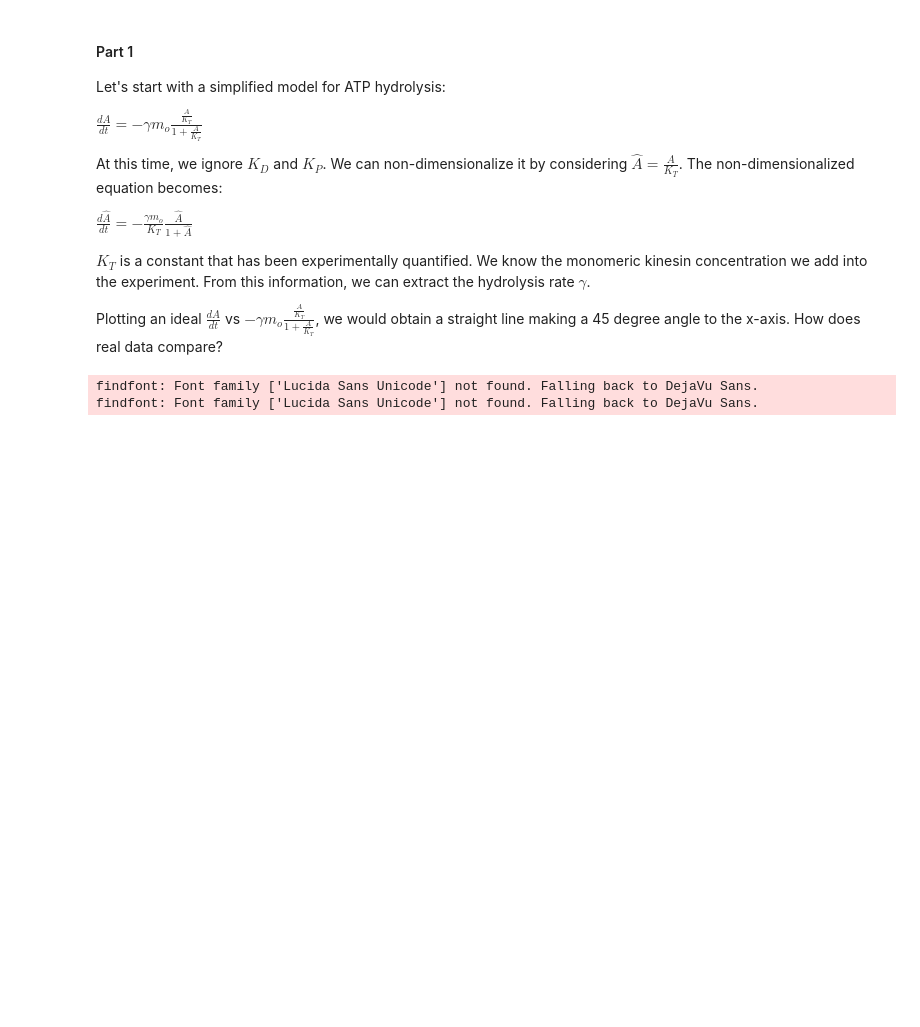
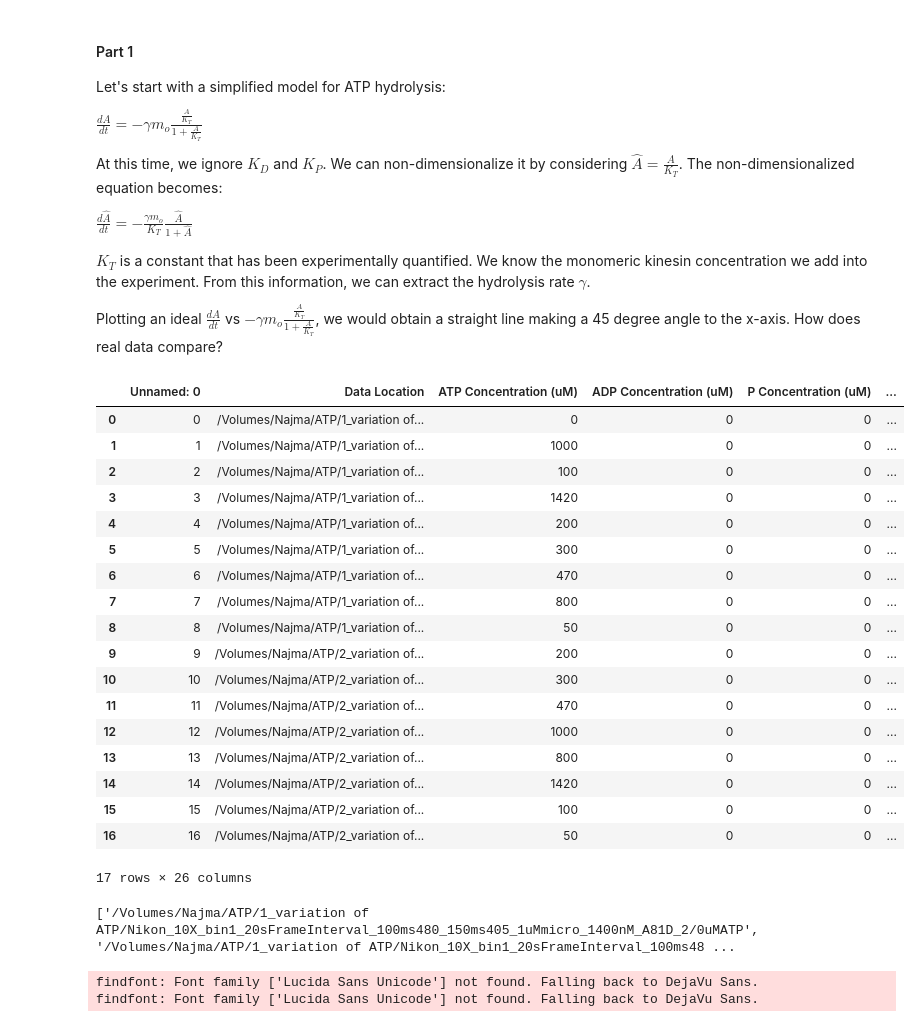
Before and after one commit to RPGroup-PBoC/am_atp, a Jupyter notebook: analysis/atp-hydro/Advanced_Fitting_of_Hydrolysis_Data.ipynb, the cells around one changed output. Cells and saved outputs as stored; diff of their text form; code cells hidden in the pictures; blank space fills up the shorter version.

```diff
--- a/analysis/atp-hydro/Advanced_Fitting_of_Hydrolysis_Data.ipynb
+++ b/analysis/atp-hydro/Advanced_Fitting_of_Hydrolysis_Data.ipynb
@@ -80,5 +81,39 @@ from bokeh.themes import Theme
 import numpy as np
 # Enable inline plotting in Jupyter Notebook
 # output_notebook()
+# %%
+data_location = '../../analyzed_data/atp-hydro/ATP.csv';
+# Read the CSV file into a DataFrame
+df1 = pd.read_csv(data_location);
+
+data_location = '../../analyzed_data/atp-hydro/ADP.csv';
+# Read the CSV file into a DataFrame
+df2 = pd.read_csv(data_location);
+
+data_location = '../../analyzed_data/atp-hydro/Phosphate.csv';
+# Read the CSV file into a DataFrame
+df3 = pd.read_csv(data_location);
+
+df1
+# %% [output]
+|  | Unnamed: 0 | Data Location | ATP Concentration (uM) | ADP Concentration (uM) | P Concentration (uM) | ... |
+| 0 | 0 | /Volumes/Najma/ATP/1_variation of... | 0 | 0 | 0 | ... |
+| 1 | 1 | /Volumes/Najma/ATP/1_variation of... | 1000 | 0 | 0 | ... |
+| 2 | 2 | /Volumes/Najma/ATP/1_variation of... | 100 | 0 | 0 | ... |
+| 3 | 3 | /Volumes/Najma/ATP/1_variation of... | 1420 | 0 | 0 | ... |
+| 4 | 4 | /Volumes/Najma/ATP/1_variation of... | 200 | 0 | 0 | ... |
+| 5 | 5 | /Volumes/Najma/ATP/1_variation of... | 300 | 0 | 0 | ... |
+| 6 | 6 | /Volumes/Najma/ATP/1_variation of... | 470 | 0 | 0 | ... |
+| 7 | 7 | /Volumes/Najma/ATP/1_variation of... | 800 | 0 | 0 | ... |
+| 8 | 8 | /Volumes/Najma/ATP/1_variation of... | 50 | 0 | 0 | ... |
+| 9 | 9 | /Volumes/Najma/ATP/2_variation of... | 200 | 0 | 0 | ... |
+| 10 | 10 | /Volumes/Najma/ATP/2_variation of... | 300 | 0 | 0 | ... |
+| 11 | 11 | /Volumes/Najma/ATP/2_variation of... | 470 | 0 | 0 | ... |
+| 12 | 12 | /Volumes/Najma/ATP/2_variation of... | 1000 | 0 | 0 | ... |
+| 13 | 13 | /Volumes/Najma/ATP/2_variation of... | 800 | 0 | 0 | ... |
+| 14 | 14 | /Volumes/Najma/ATP/2_variation of... | 1420 | 0 | 0 | ... |
+| 15 | 15 | /Volumes/Najma/ATP/2_variation of... | 100 | 0 | 0 | ... |
+| 16 | 16 | /Volumes/Najma/ATP/2_variation of... | 50 | 0 | 0 | ... |
+17 rows × 26 columns
 # %%
 #### ------------- Load and Read Data ------------- ####
@@ -119,3 +174,8 @@ times_list = [ast.literal_eval(df["Time Array (s)"][i]) for i in range(len(df))]
+# %%
+len(P_conc_list)
+print(data_locations_list)
+# %% [output]
+['/Volumes/Najma/ATP/1_variation of ATP/Nikon_10X_bin1_20sFrameInterval_100ms480_150ms405_1uMmicro_1400nM_A81D_2/0uMATP', '/Volumes/Najma/ATP/1_variation of ATP/Nikon_10X_bin1_20sFrameInterval_100ms48 ...
 # %%
 # Assume K_T  value
 K_T = 50; #uM
```
Also changed, not shown: parts of 23 cells of this notebook, 9 other files.
